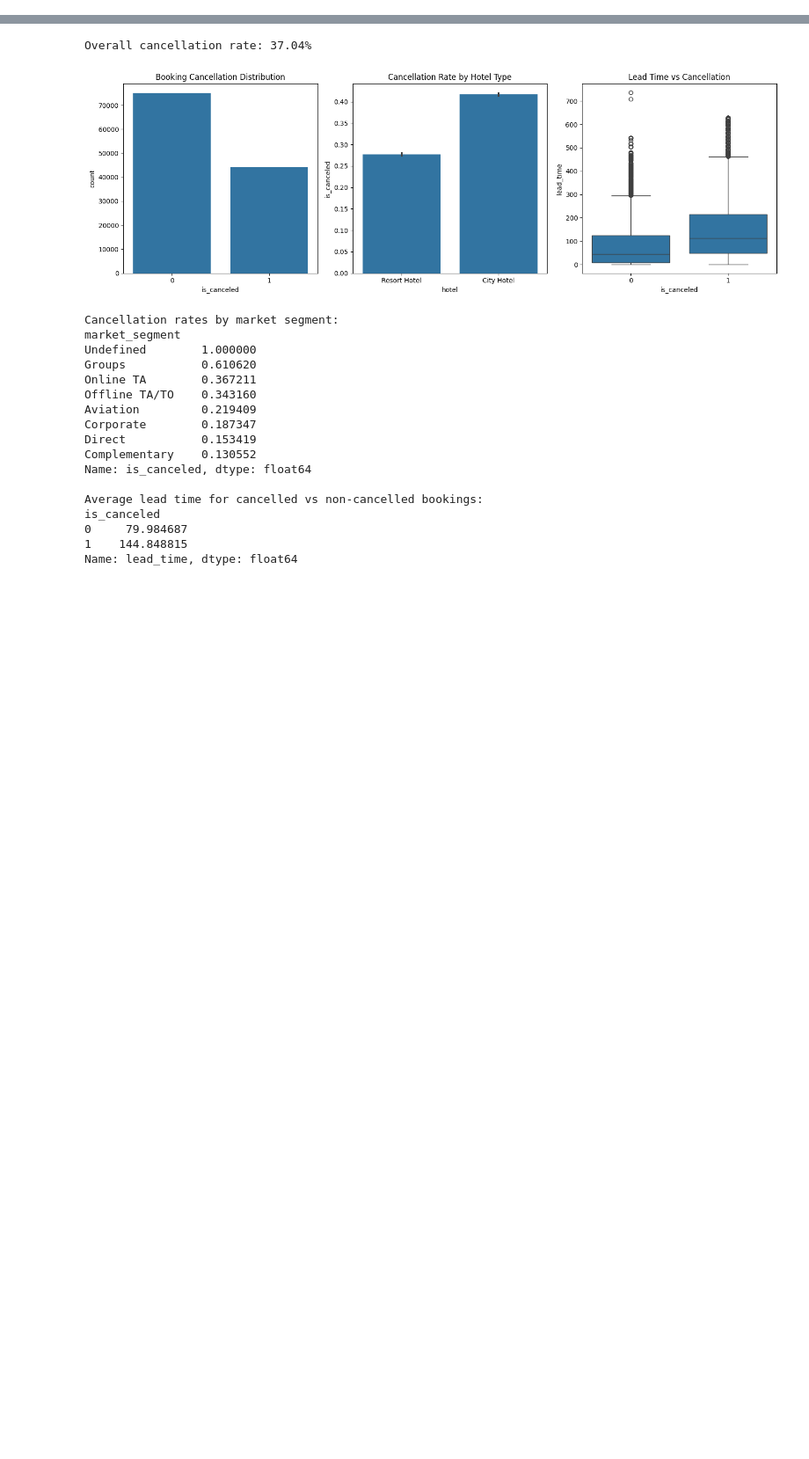
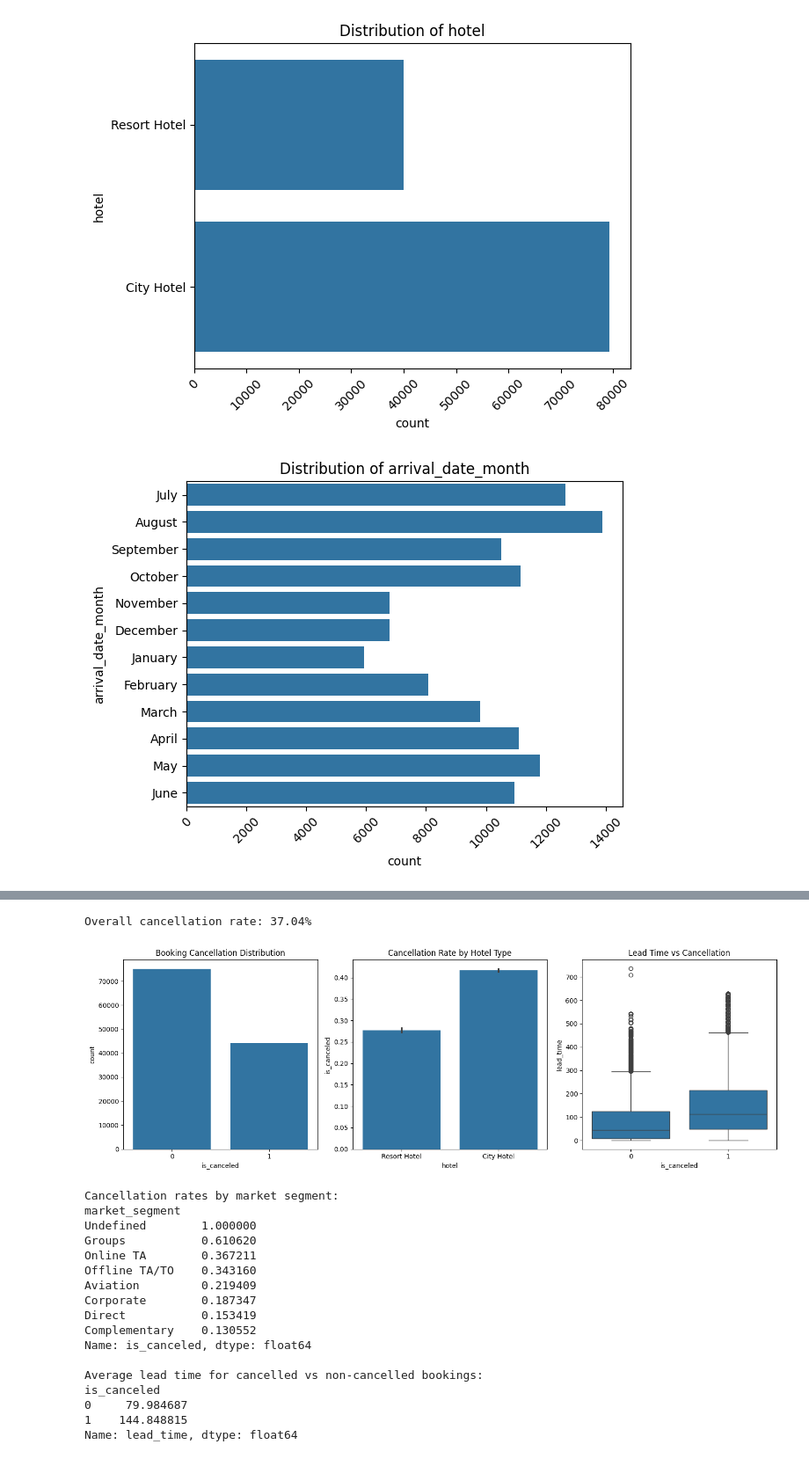
Before and after one commit to nandohos/mindd, a Jupyter notebook: TP1/TP1.ipynb, the cells around one changed output, grey strips where cells are left out. Shown: that part at 88% size. Drawn from its saved outputs; the diff is of its cells as text; code cells hidden in the pictures; blank space fills up the shorter version.

```diff
--- a/TP1/TP1.ipynb
+++ b/TP1/TP1.ipynb
@@ -38,0 +65,4 @@ Data columns (total 36 columns):
+# %%
+# Select categorical features
+categorical_features = df.select_dtypes(include='object').columns.tolist()
+categorical_features
@@ -38,0 +82,14 @@ Data columns (total 36 columns):
+# %%
+# Remove reservation_status_date and country
+categorical_features.remove('reservation_status_date')
+categorical_features.remove('country')
+# %%
+# Plot the distribution of the categorical features
+for feature in categorical_features:
+    sns.countplot(df[feature])
+    plt.title(f'Distribution of {feature}')
+    plt.xticks(rotation=45)
+    plt.show()
+# %% [output]
+[figure, added]
+[figure, added]
```
Also changed, not shown: parts of 37 cells of this notebook, 1 other file.
